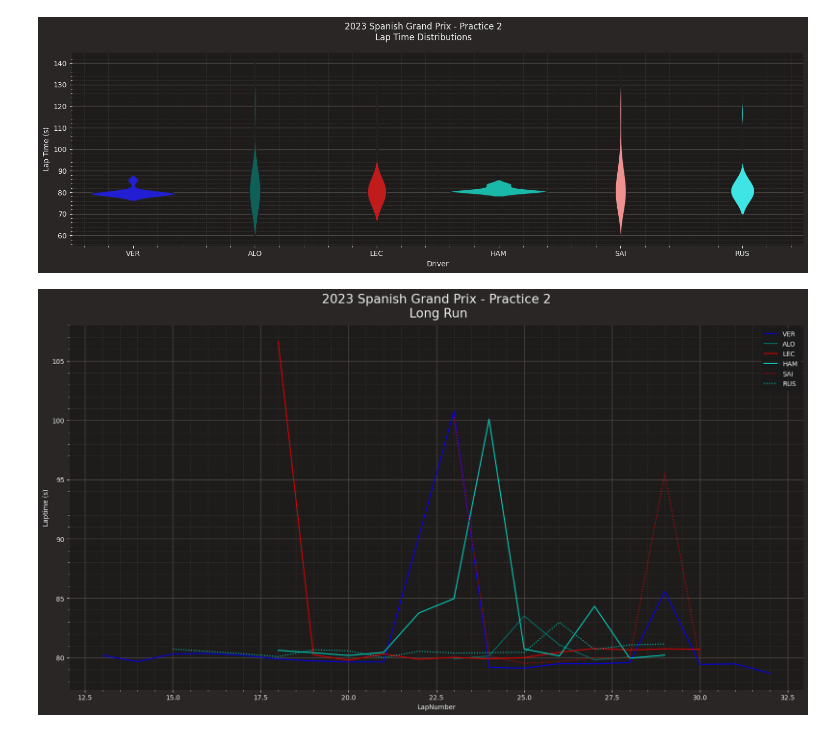
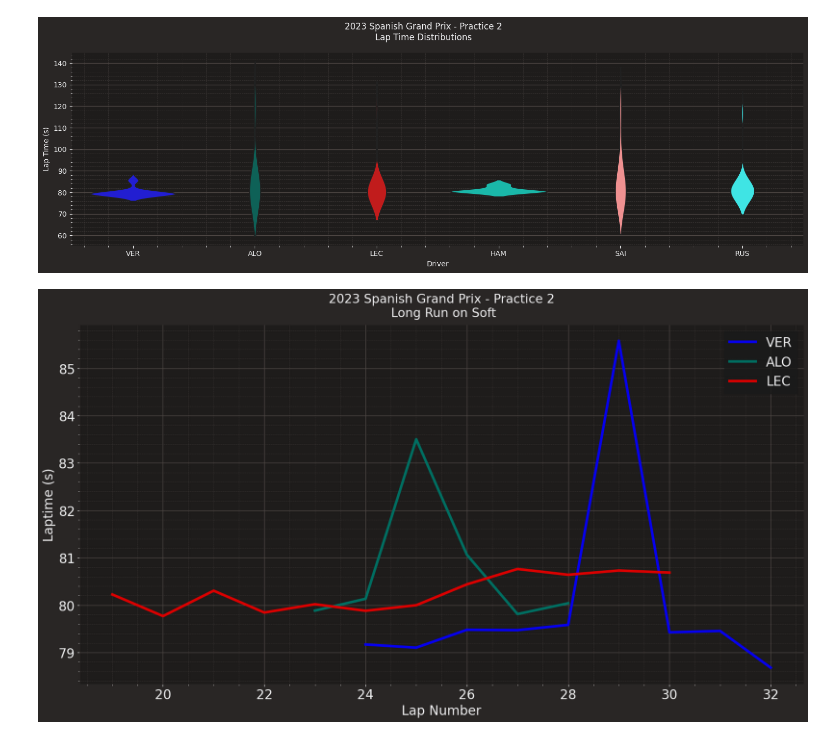
Before and after one commit to Rick8998/Spain2023F1, a Jupyter notebook: SessionAnalysis/longRun.ipynb, the cells around one changed output. Cells and saved outputs as stored; diff of their text form; code cells hidden in the pictures.

Commit message:
analisi long run

```diff
--- a/SessionAnalysis/longRun.ipynb
+++ b/SessionAnalysis/longRun.ipynb
@@ -48,12 +68,9 @@ plt.show()
 # %% [output]
 [figure]
 # %%
-drivers = ["VER", "ALO", "LEC", "HAM", "SAI", "RUS"]
+drivers = ["VER", "ALO", "LEC"]
 driver_laps = fp.laps.pick_drivers(drivers)
-driver_laps = driver_laps.loc[((driver_laps['Driver'] == "VER")  & (driver_laps['IsAccurate']==True) & (driver_laps['Stint']==4) | (driver_laps['Stint']==5)) |
+driver_laps = driver_laps.loc[((driver_laps['Driver'] == "VER")  & (driver_laps['IsAccurate']==True) & (driver_laps['Stint']==5)) |
                           ((driver_laps['Driver'] == "ALO")  & (driver_laps['IsAccurate']==True) & (driver_laps['Stint']==5)) |
-                          ((driver_laps['Driver'] == "LEC")  & (driver_laps['IsAccurate']==True) & (driver_laps['Stint']==5)) |
-                          ((driver_laps['Driver'] == "HAM")  & (driver_laps['IsAccurate']==True) & (driver_laps['Stint']==5) | (driver_laps['Stint']==6)) |
-                          ((driver_laps['Driver'] == "SAI")  & (driver_laps['IsAccurate']==True) & (driver_laps['Stint']==5)) |
-                          ((driver_laps['Driver'] == "RUS")  & (driver_laps['IsAccurate']==True) & (driver_laps['Stint']==4))]
+                          ((driver_laps['Driver'] == "LEC")  & (driver_laps['IsAccurate']==True) & (driver_laps['Stint']==5)) ]
 driver_laps["LapTime(s)"] = driver_laps["LapTime"].dt.total_seconds()
@@ -62,7 +77,7 @@ driver_laps['Driver']
 # %%
 import pandas as pd
 driver_laps = driver_laps.drop(driver_laps[driver_laps['LapTime(s)'] > 110].index)
-drivers_to_visualize = ["VER", "ALO", "LEC", "HAM", "SAI", "RUS"]
+drivers_to_visualize = ["VER", "ALO", "LEC"]
 
 # To make sure we won't get any equally styled lines when comparing teammates
 visualized_teams = []
@@ -74,37 +89,37 @@ plt.rcParams['figure.figsize'] = [20, 10]
 fig, ax = plt.subplots()
 
 # Lap-by-lap longrun comparison
 for driver in drivers_to_visualize:
     single_driver_laps = driver_laps.pick_driver(driver)[['Driver', 'LapNumber', 'LapTime(s)', 'Team', 'TyreLife']]
 
     # Select all the laps from that driver
     single_driver_laps = single_driver_laps.dropna()
 
     # Extract the team for coloring purploses
     team = pd.unique(single_driver_laps['Team'])[0]
 
     # X-coordinate is the lap number
     x = single_driver_laps['LapNumber']
 
     # Y-coordinate a smoothed line between all the laptimes
     y = seconds=single_driver_laps['LapTime(s)']
 
     # Make sure that two teammates don't get the same line style
     linestyle = '-' if team not in visualized_teams else ':'
 
     # Plot the data
-    ax.plot(x, y, label=driver, color=plotting.team_color(team), linestyle=linestyle)
+    ax.plot(x, y, label=driver, color=plotting.team_color(team), linestyle=linestyle, linewidth=4)
 
     # Append labels
-    ax.set(ylabel = 'Laptime (s)')
-    ax.set(xlabel = 'LapNumber')
+    ax.set_ylabel("Laptime (s)", size=20)
+    ax.set_xlabel("Lap Number", size=20)
 
     # Set title
-    ax.set_title(f"{fp.event.year} {fp.event.EventName} - {fp.name}\n Long Run")
+    ax.set_title(f"{fp.event.year} {fp.event.EventName} - {fp.name}\n Long Run on Soft")
 
     # Generate legend
-    ax.legend()
-
+    ax.legend(prop={'size': 20})
+    ax.tick_params(labelsize=20)
     visualized_teams.append(team)
 # %% [output]
-[figure, old version]
+[figure, new version]
```
Also changed, not shown: parts of 2 cells of this notebook, 1 other file.
